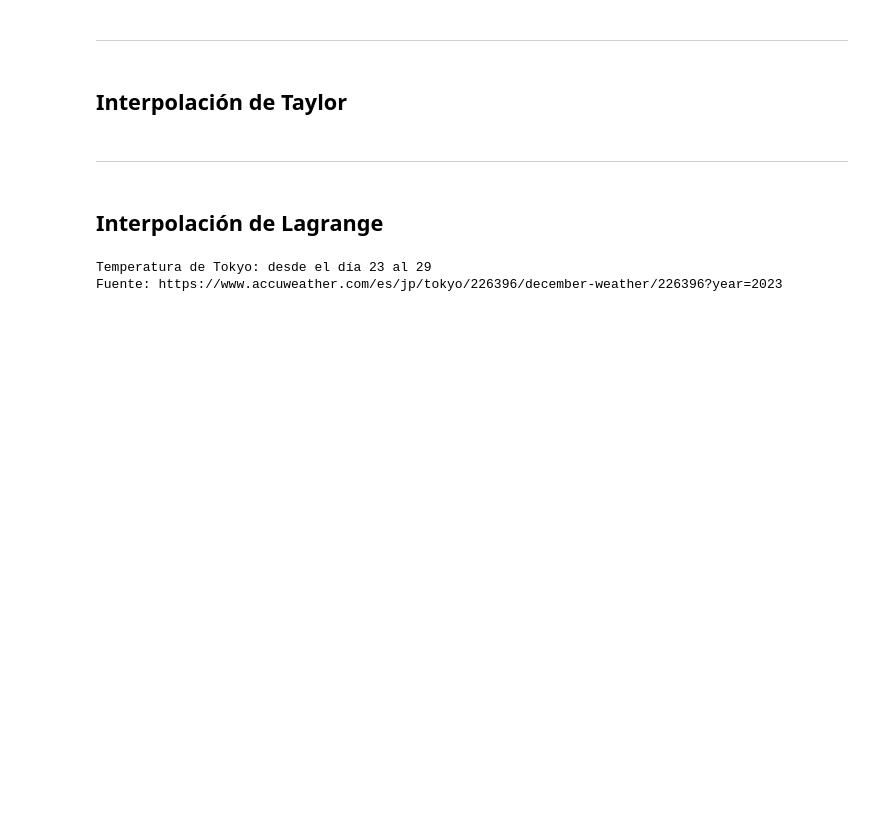
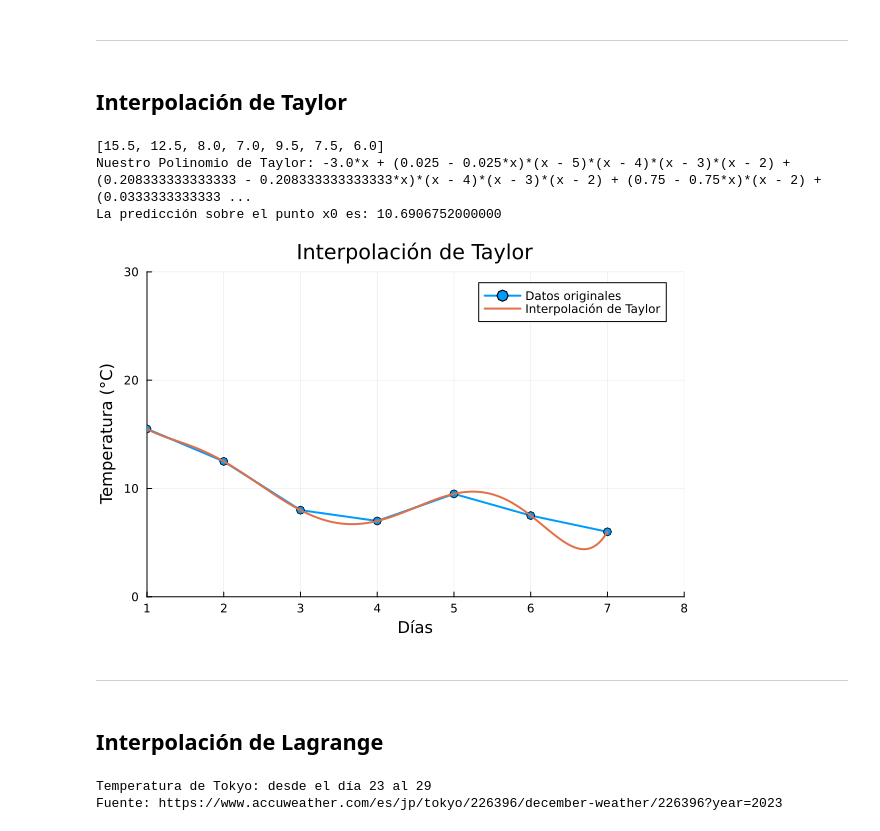
Before and after one commit to Maanuuuu/Colaboradores, a Jupyter notebook: Interpolaciones/Evaluacion_2.ipynb, the cells around one changed output. Drawn from its saved outputs; the diff is of its cells as text; code cells hidden in the pictures; blank space fills up the shorter version.

```diff
--- a/Interpolaciones/Evaluacion_2.ipynb
+++ b/Interpolaciones/Evaluacion_2.ipynb
@@ -14,6 +14,22 @@ José Farrauto 30.696.288
 # %%
 using Plots
 using SymPy
+
+
+#Temperaturas de prueba
+baja = np.array([10,7,4,3,5,2,2]) #Temperaturas bajas
+alta = np.array([21,18,12,11,14,13,10]) #Temperaturas altas
+
+#Declaramos el vector para guardar las temperaturas medias de cada dia
+temp_medias=zeros(length(alta))
+
+for i in 1:length(alta)
+    temp_medias[i]= (alta[i]+baja[i])/2
+end
+println(temp_medias)
+
+#Declaramos el vector de dias
+dias=1:length(temp_medias)
 
 function Interpolacion_y_prediccion(temp_medias, dias,x0)
     # Variables simbólicas
@@ -33,37 +49,39 @@ function Interpolacion_y_prediccion(temp_medias, dias,x0)
         factorial *= i
         term = diferencias[i+1][1] / factorial
         for j in 0:(i-1)
             term *= (x - dias[j+1])
         end
         polinomio_de_Taylor += term
     end
 
     # Predicción en x0 que tomamos como 2.4
     prediccion = subs(polinomio_de_Taylor, x, x0)
 
     return polinomio_de_Taylor, prediccion,x0
 end
 
-# Ejemplo de uso
-temp_medias = [22.0, 24.5, 23.0, 21.0, 25.0, 26.5, 24.0]  # Promedios de temperaturas en 7 días
-dias = [1.0, 2.0, 3.0, 4.0, 5.0, 6.0, 7.0]  # Días
 
 # Calcular la interpolación de Taylor y predecir sobre x0
 taylor, prediccion, x0 = Interpolacion_y_prediccion(temp_medias, dias,2.4)
 
 #Imprimimos nuestro Polinomio de Taylor y la prediccion
 println("Nuestro Polinomio de Taylor: $taylor")
-println("Predicción sobre el punto x0 es: $prediccion ")
+println("La predicción sobre el punto x0 es: $prediccion ")
 
 
 # Graficamos la funcion de temperaturas por los dias y el polinomio de taylor
 plot(dias, temp_medias, label="Datos originales", lw=2, marker=:o)
 plot!(taylor, label="Interpolación de Taylor", lw=2)
 xlabel!("Días")
 ylabel!("Temperatura (°C)")
 title!("Interpolación de Taylor")
 ylims!(0, 30)
 xlims!(1, 8)
+# %% [output]
+[15.5, 12.5, 8.0, 7.0, 9.5, 7.5, 6.0]
+Nuestro Polinomio de Taylor: -3.0*x + (0.025 - 0.025*x)*(x - 5)*(x - 4)*(x - 3)*(x - 2) + (0.208333333333333 - 0.208333333333333*x)*(x - 4)*(x - 3)*(x - 2) + (0.75 - 0.75*x)*(x - 2) + (0.0333333333333 ...
+La predicción sobre el punto x0 es: 10.6906752000000
+[figure, added]
 # %% [markdown]
 ---
 # %% [markdown]
```
Also changed, not shown: parts of 1 cell of this notebook.
